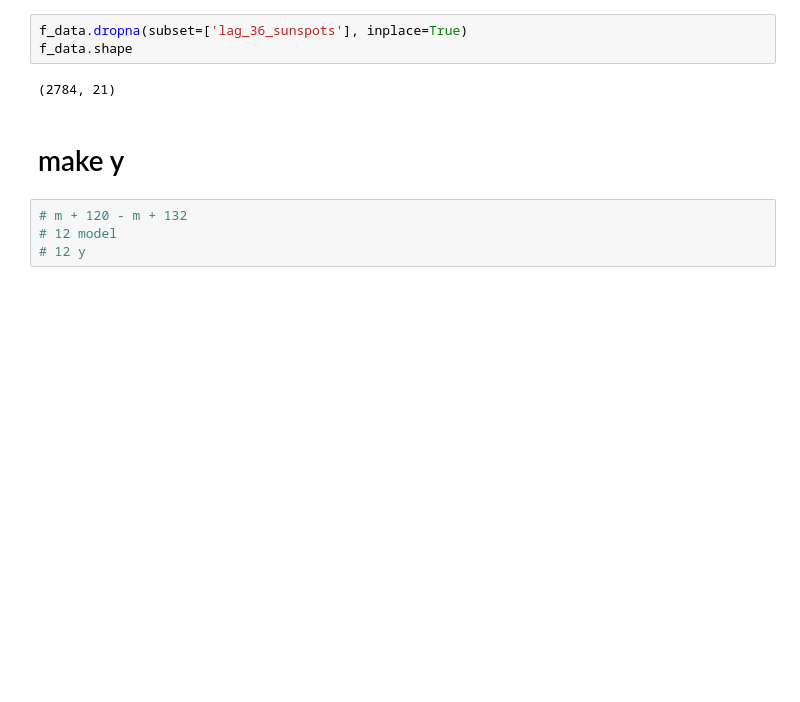
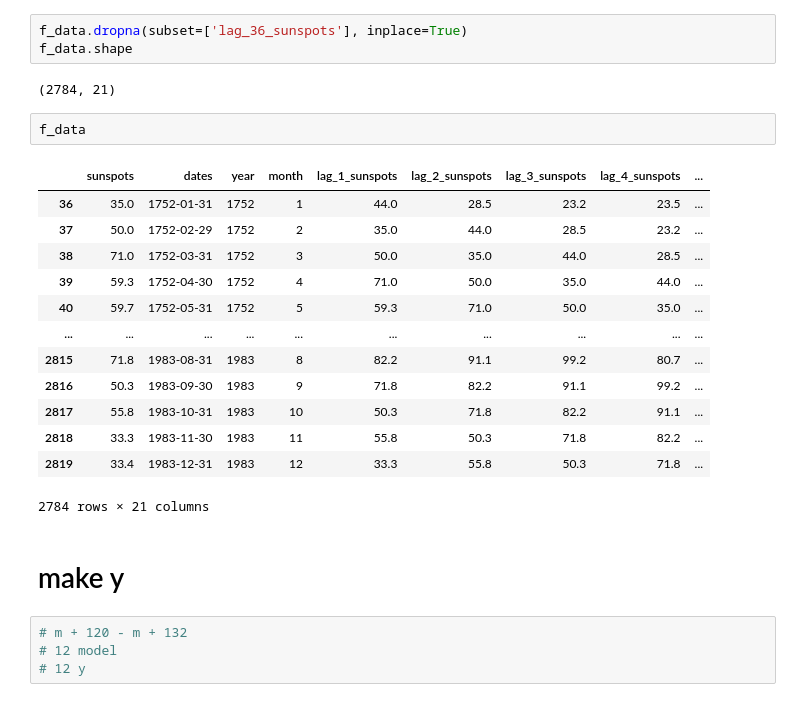
Before and after one commit to ambroselin0/python_learn, a Jupyter notebook: project/data_preprocessing.ipynb, the cells around one changed output. Cells and saved outputs as stored; diff of their text form; blank space fills up the shorter version.

```diff
--- a/project/data_preprocessing.ipynb
+++ b/project/data_preprocessing.ipynb
@@ -155,6 +155,22 @@ f_data.dropna(subset=['lag_36_sunspots'], inplace=True)
 f_data.shape
 # %% [output]
 (2784, 21)
+# %%
+f_data
+# %% [output]
+|  | sunspots | dates | year | month | lag_1_sunspots | lag_2_sunspots | lag_3_sunspots | lag_4_sunspots | ... |
+| 36 | 35.0 | 1752-01-31 | 1752 | 1 | 44.0 | 28.5 | 23.2 | 23.5 | ... |
+| 37 | 50.0 | 1752-02-29 | 1752 | 2 | 35.0 | 44.0 | 28.5 | 23.2 | ... |
+| 38 | 71.0 | 1752-03-31 | 1752 | 3 | 50.0 | 35.0 | 44.0 | 28.5 | ... |
+| 39 | 59.3 | 1752-04-30 | 1752 | 4 | 71.0 | 50.0 | 35.0 | 44.0 | ... |
+| 40 | 59.7 | 1752-05-31 | 1752 | 5 | 59.3 | 71.0 | 50.0 | 35.0 | ... |
+| ... | ... | ... | ... | ... | ... | ... | ... | ... | ... |
+| 2815 | 71.8 | 1983-08-31 | 1983 | 8 | 82.2 | 91.1 | 99.2 | 80.7 | ... |
+| 2816 | 50.3 | 1983-09-30 | 1983 | 9 | 71.8 | 82.2 | 91.1 | 99.2 | ... |
+| 2817 | 55.8 | 1983-10-31 | 1983 | 10 | 50.3 | 71.8 | 82.2 | 91.1 | ... |
+| 2818 | 33.3 | 1983-11-30 | 1983 | 11 | 55.8 | 50.3 | 71.8 | 82.2 | ... |
+| 2819 | 33.4 | 1983-12-31 | 1983 | 12 | 33.3 | 55.8 | 50.3 | 71.8 | ... |
+2784 rows × 21 columns
 # %% [markdown]
 # make y
 # %%
```
Also changed, not shown: parts of 1 cell of this notebook, 2 other files.
